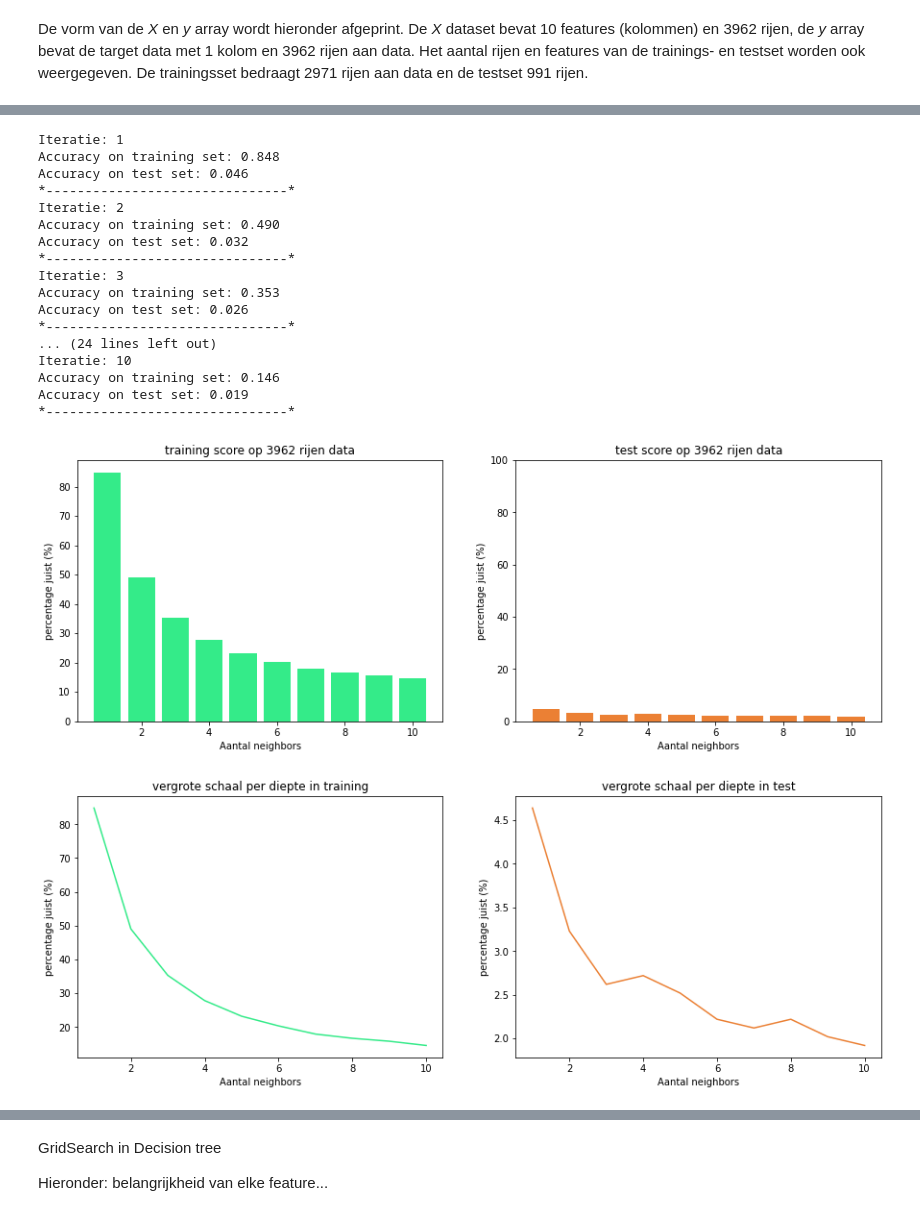
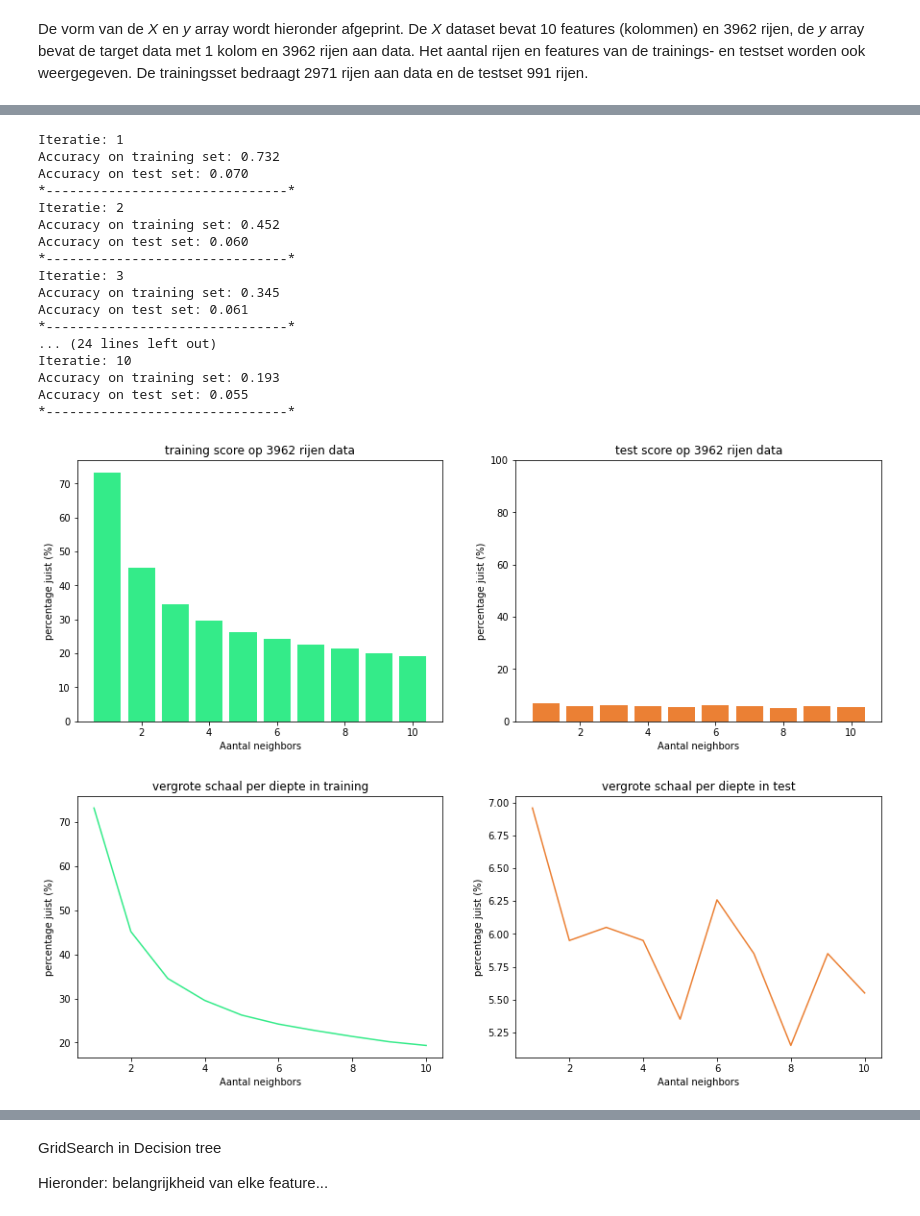
Before and after one commit to Xevro/data-science-in-python, a Jupyter notebook: Project Data Science/louis.dhont/project-deel-2.ipynb, the cells around one changed output, grey strips where cells are left out. Drawn from its saved outputs; the diff is of its cells as text; code cells hidden in the pictures.

```diff
--- a/Project Data Science/louis.dhont/project-deel-2.ipynb
+++ b/Project Data Science/louis.dhont/project-deel-2.ipynb
@@ -308,3 +314,10 @@ features['Bestemming'] = features['Bestemming'].astype(int)
+# %%
+
+features['Vertrek binnen 0-14 dagen'] = (features['Aantal dagen tot vertrek'] <= 14)
+features['Vertrek binnen 15-30 dagen'] = ((features['Aantal dagen tot vertrek'] >= 15) & (features['Aantal dagen tot vertrek'] <= 30))
+features['Vertrek binnen 31-50 dagen'] = ((features['Aantal dagen tot vertrek'] >= 31) & (features['Aantal dagen tot vertrek'] <= 50))
+features['Vertrek binnen 51-100 dagen'] = ((features['Aantal dagen tot vertrek'] >= 50) & (features['Aantal dagen tot vertrek'] <= 100))
+features['Vertrek binnen 101-200+ dagen'] = ((features['Aantal dagen tot vertrek'] >= 101))
 # %% [markdown]
 De onderstaande lijst toont voor elke kolom het datatype. Alle kolommen zijn omgezet naar int, float of datetime. De integer en float waarden kunnen worden gebruikt als feature.
 # %%
@@ -394,12 +412,13 @@ De volgende kolommen worden verwijderd uit het features dataframe:
  - **Datums** De kolommen *Datum creatie*, *Datum vertrek* en *Datum terug* zijn datums die al gebruikt zijn om zaken te berekenen (Aantal dagen op reis en Aantal dagen tot vertrek).
 # %%
 def scale_data(df):
-    X = df.drop(['Aantal dagen tot vertrek', 'Klantnummer', 'Openstaand dossier', 'Totaalprijs', 'Geboortedatum', 'Dossier nr.', 'Betalingen dossier',  'Datum creatie', 'Datum vertrek', 'Datum terug'], axis=1)
+    X = df.drop(['Aantal dagen tot vertrek', 'Aantal dagen op reis', 'Klantnummer', 'Openstaand dossier', 'Totaalprijs', 'Geboortedatum', 'Dossier nr.', 'Betalingen dossier',  'Datum creatie', 'Datum vertrek', 'Datum terug'], axis=1)
     y = df['Aantal dagen tot vertrek']
+    featureNames = X.columns
     scaler = StandardScaler()
     scaler.fit(X)
-    return scaler.transform(X), y
+    return scaler.transform(X), y, featureNames
 
-X, y = scale_data(features)
+X, y, featureNames = scale_data(features)
 # split voor KNN en al de rest + maak functie van bovenstaande code
 X_train, X_test, y_train, y_test = train_test_split(X, y, random_state=0)
@@ -484,65 +498,66 @@ Ik gebruik de Elbow methode om de beste waarde voor k (aantal neightbors) te vin
 
 Tijdens het uittesten van het KNN-model viel me op dat het schalen van de data met de StandardScaler een positief maar kleine verbetering gaf in de train- en testdata.
 # %%
-trainingScore = []
-testScore = []
+trainingScoreKNN = []
+testScoreKNN = []
 neighbors = 10
 
 for k in range(1, neighbors + 1):
     knn = KNeighborsClassifier(n_neighbors=k).fit(X_train, y_train)
 
-    trainingScore.append(round(knn.score(X_train, y_train) * 100, 2))
-    testScore.append(round(knn.score(X_test, y_test) * 100, 2))
+    trainingScoreKNN.append(round(knn.score(X_train, y_train) * 100, 2))
+    testScoreKNN.append(round(knn.score(X_test, y_test) * 100, 2))
 
     print("Iteratie: " + str(k))
     print("Accuracy on training set: {:.3f}".format(knn.score(X_train, y_train)))
     print("Accuracy on test set: {:.3f}".format(knn.score(X_test, y_test)))
     print("*-------------------------------*")
 
 fig, (ax1, ax2) = plt.subplots(1, 2, figsize=(15, 5))
 objects = range(1, neighbors + 1)
 
-ax1.bar(objects, trainingScore, align='center', color = "#34eb89")
+ax1.bar(objects, trainingScoreKNN, align='center', color = "#34eb89")
 ax1.set_title('training score op ' + str(len(X)) + ' rijen data')
 ax1.set_ylabel('percentage juist (%)')
 ax1.set_xlabel('Aantal neighbors')
 
-ax2.bar(objects, testScore, align='center', color = "#eb8034")
+ax2.bar(objects, testScoreKNN, align='center', color = "#eb8034")
 ax2.set_ylim(0, 100)
 ax2.set_title('test score op ' + str(len(X)) + ' rijen data')
 ax2.set_ylabel('percentage juist (%)')
 ax2.set_xlabel('Aantal neighbors')
-
-fig, (ax1, ax2) = plt.subplots(1, 2, figsize=(15, 5))
-
-ax1.plot(objects, trainingScore, color = "#34eb89")
-ax1.set_title('vergrote schaal per diepte in training')
-ax1.set_ylabel('percentage juist (%)')
-ax1.set_xlabel('Aantal neighbors')
-
-ax2.plot(objects, testScore, color = "#eb8034")
-ax2.set_title('vergrote schaal per diepte in test')
-ax2.set_ylabel('percentage juist (%)')
-ax2.set_xlabel('Aantal neighbors')
-plt.show()
+plt.show();
 # %% [output]
 Iteratie: 1
-Accuracy on training set: 0.848
-Accuracy on test set: 0.046
+Accuracy on training set: 0.732
+Accuracy on test set: 0.070
 *-------------------------------*
 Iteratie: 2
-Accuracy on training set: 0.490
-Accuracy on test set: 0.032
+Accuracy on training set: 0.452
+Accuracy on test set: 0.060
 *-------------------------------*
 Iteratie: 3
-Accuracy on training set: 0.353
-Accuracy on test set: 0.026
+Accuracy on training set: 0.345
+Accuracy on test set: 0.061
 *-------------------------------*
 ... (24 lines left out)
 Iteratie: 10
-Accuracy on training set: 0.146
-Accuracy on test set: 0.019
+Accuracy on training set: 0.193
+Accuracy on test set: 0.055
 *-------------------------------*
-[figure, old version]
+[figure, new version]
-[figure, removed]
+# %%
+fig, (ax1, ax2) = plt.subplots(1, 2, figsize=(15, 5))
+
+ax1.plot(objects, trainingScoreKNN, color = "#34eb89")
+ax1.set_title('vergrote schaal per diepte in training')
+ax1.set_ylabel('percentage juist (%)')
+ax1.set_xlabel('Aantal neighbors')
+
+ax2.plot(objects, testScoreKNN, color = "#eb8034")
+ax2.set_title('vergrote schaal per diepte in test')
+ax2.set_ylabel('percentage juist (%)')
+ax2.set_xlabel('Aantal neighbors');
+# %% [output]
+[figure, added]
 # %% [markdown]
```
Also changed, not shown: parts of 52 cells of this notebook.
